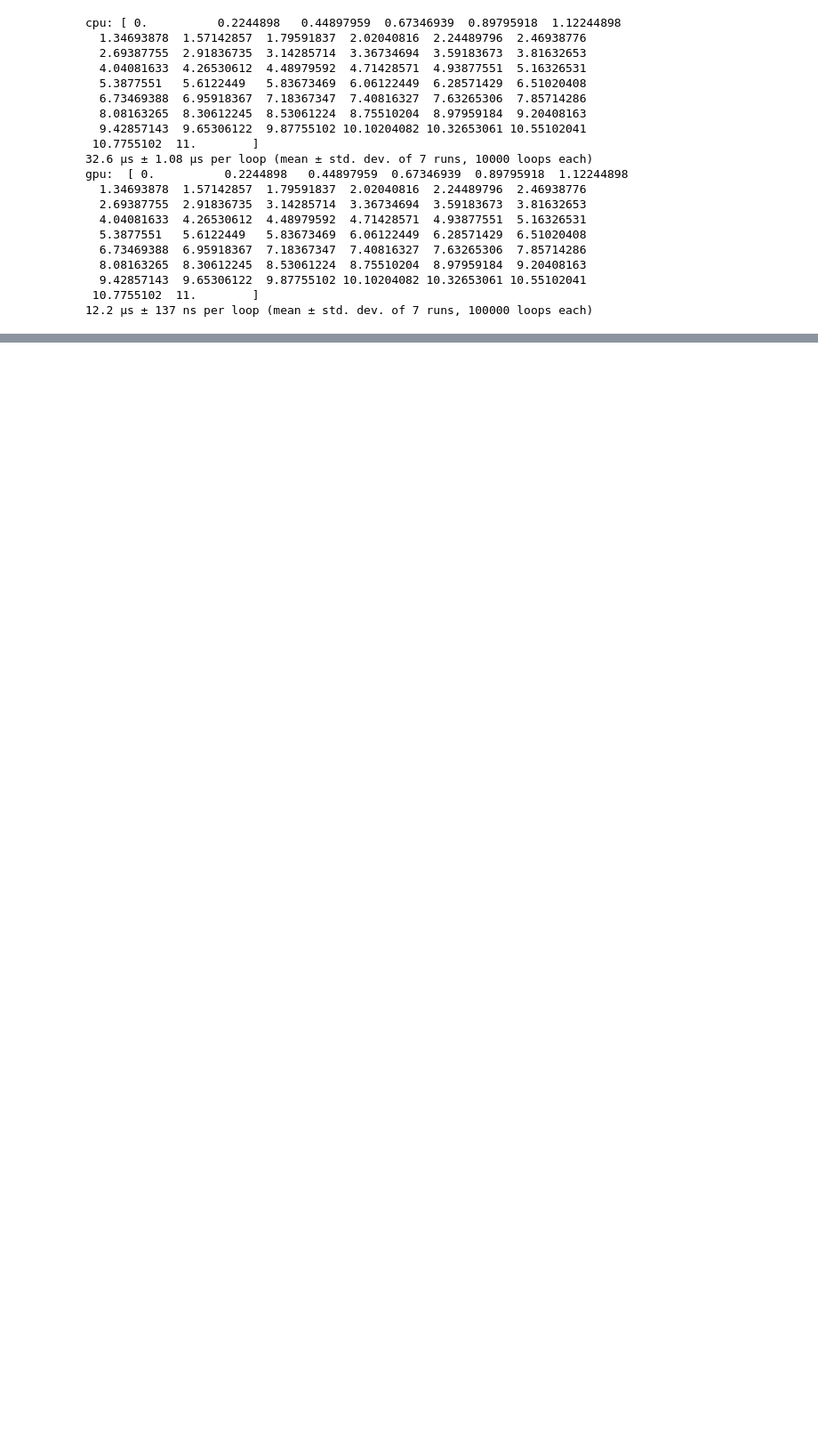
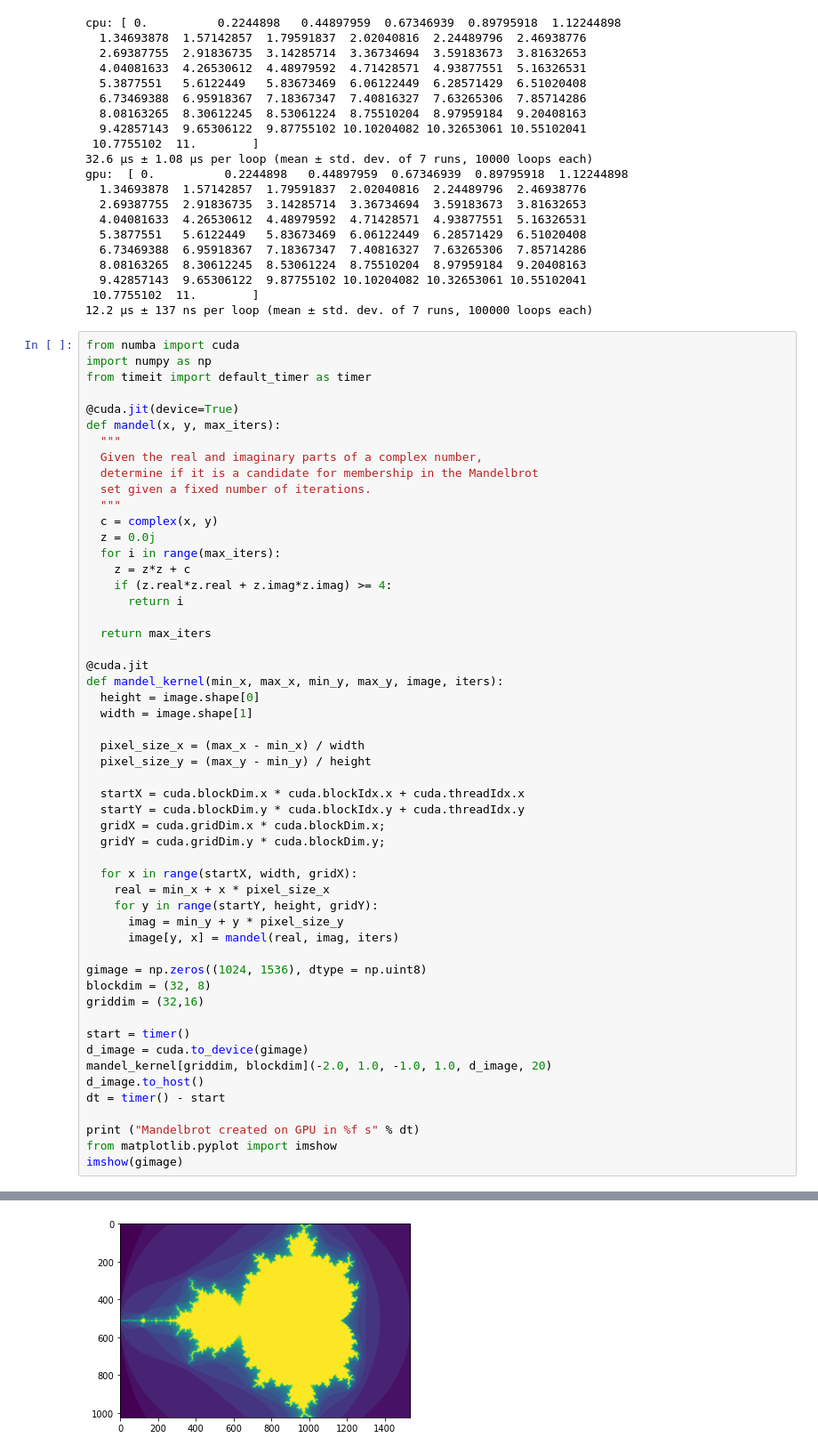
Before and after one commit to Jinnan-Zhang/CodeEx, a Jupyter notebook: PythonTest/GPU/src/tnumba.ipynb, the cells around one changed output, grey strips where cells are left out. Shown at 89% size. Cells and saved outputs as stored; diff of their text form; blank space fills up the shorter version.

Commit message:
cuda jit

```diff
--- a/PythonTest/GPU/src/tnumba.ipynb
+++ b/PythonTest/GPU/src/tnumba.ipynb
@@ -93,3 +93,57 @@ gpu:  [ 0.          0.2244898   0.44897959  0.67346939  0.89795918  1.12244898
   9.42857143  9.65306122  9.87755102 10.10204082 10.32653061 10.55102041
  10.7755102  11.        ]
 12.2 µs ± 137 ns per loop (mean ± std. dev. of 7 runs, 100000 loops each)
+# %%
+from numba import cuda
+import numpy as np
+from timeit import default_timer as timer
+
+@cuda.jit(device=True)
+def mandel(x, y, max_iters):
+  """
+  Given the real and imaginary parts of a complex number,
+  determine if it is a candidate for membership in the Mandelbrot
+  set given a fixed number of iterations.
+  """
+  c = complex(x, y)
+  z = 0.0j
+  for i in range(max_iters):
+    z = z*z + c
+    if (z.real*z.real + z.imag*z.imag) >= 4:
+      return i
+
+  return max_iters
+
+@cuda.jit
+def mandel_kernel(min_x, max_x, min_y, max_y, image, iters):
+  height = image.shape[0]
+  width = image.shape[1]
+
+  pixel_size_x = (max_x - min_x) / width
+  pixel_size_y = (max_y - min_y) / height
+
+  startX = cuda.blockDim.x * cuda.blockIdx.x + cuda.threadIdx.x
+  startY = cuda.blockDim.y * cuda.blockIdx.y + cuda.threadIdx.y
+  gridX = cuda.gridDim.x * cuda.blockDim.x;
+  gridY = cuda.gridDim.y * cuda.blockDim.y;
+
+  for x in range(startX, width, gridX):
+    real = min_x + x * pixel_size_x
+    for y in range(startY, height, gridY):
+      imag = min_y + y * pixel_size_y
+      image[y, x] = mandel(real, imag, iters)
+
+gimage = np.zeros((1024, 1536), dtype = np.uint8)
+blockdim = (32, 8)
+griddim = (32,16)
+
+start = timer()
+d_image = cuda.to_device(gimage)
+mandel_kernel[griddim, blockdim](-2.0, 1.0, -1.0, 1.0, d_image, 20)
+d_image.to_host()
+dt = timer() - start
+
+print ("Mandelbrot created on GPU in %f s" % dt)
+from matplotlib.pyplot import imshow
+imshow(gimage)
+# %% [output]
@@ -95,0 +152 @@ gpu:  [ 0.          0.2244898   0.44897959  0.67346939  0.89795918  1.12244898
+[figure, added]
```
Also changed, not shown: parts of 1 cell of this notebook, 1 other file.
